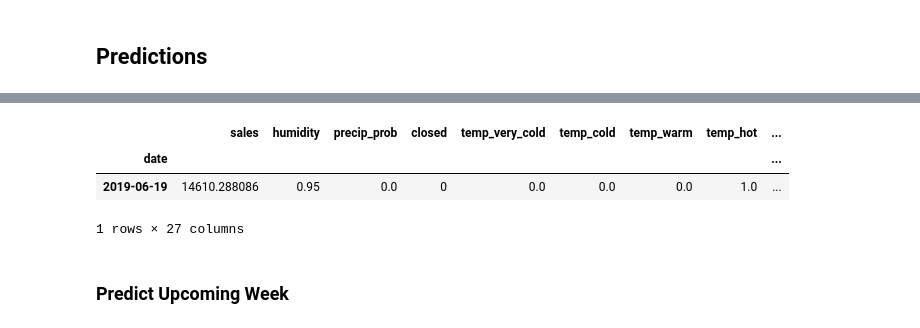
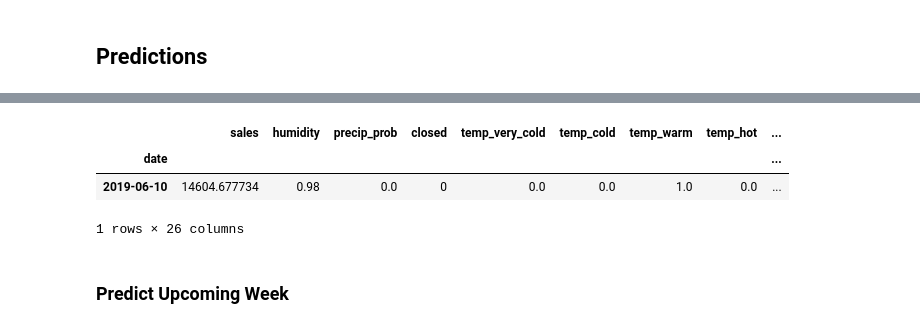
Before and after one commit to maks-p/restaurant_sales_forecasting, a Jupyter notebook: final_model.ipynb, the cells around one changed output, grey strips where cells are left out. Saved outputs shown, nothing was run; the diff lists cells and outputs as text; code cells hidden in the pictures.

```diff
--- a/final_model.ipynb
+++ b/final_model.ipynb
@@ -450,5 +697,3 @@ dfx = feature_engineering(dfx)
-# %%
-dfx = target_trend_engineering(dfx)
 # %%
 def corr_chart(df):
 
@@ -481,7 +726,7 @@ def cv_split(df):
 
     return features, y
 
-cv_features, cv_y = cv_split(dfx)
+cv_features, cv_y = cv_split(hello)
 # %%
 def train_test_split(df):
 
@@ -507,7 +752,7 @@ def train_test_split(df):
 
     return X_train, X_test, y_train, y_test
 
-X_train, X_test, y_train, y_test = train_test_split(dfx)
+X_train, X_test, y_train, y_test = train_test_split(hello)
 # %% [output]
 Train set:  694
 Test set:  160
@@ -791,9 +1036,9 @@ eval_df['absolute_error%'].mean()
 # %%
 outside = 0
 
-def predict_one(clf, current_df, end_date):
+def predict_one(rgr, current_df, end_date):
 
-    date_1 = pd.datetime.now().date() + pd.DateOffset(-days_fwd)
+    date_1 = pd.to_datetime(end_date) + pd.DateOffset(-days_fwd)
     date_2 = end_date
 
     # Pull Weather Data / Forecast
@@ -805,14 +1050,21 @@ def predict_one(clf, current_df, end_date):
 
     df['closed'] = 0
 
-    # Add Feature Engineering
-    df = feature_engineering(df)
-
     # Add Sales Data for Sales Trend Engineering
     current_df = current_df[target]
     df = pd.merge(df, current_df, on='date', how='left')
 
-    df = target_trend_engineering(df)
+    # Add Feature Engineering
+    df = (df.pipe(add_clusters)
+    .pipe(add_weather_features)
+    .pipe(add_cal_features)
+    .pipe(add_dummies)
+    .pipe(add_interactions)
+    .pipe(add_weather_interactions)
+    .pipe(feature_selection)
+    .pipe(target_trend_engineering))
+
+    #df = target_trend_engineering(df)
     df = df.drop([target], axis=1)
 
     # Ensure Column Parity
@@ -824,13 +1076,13 @@ def predict_one(clf, current_df, end_date):
     df = df[X_train.columns][-1:]
 
     # Predict and Build Prediction DataFrame for Review
-    pred_array = pd.DataFrame(clf.predict(df), index=df.index, columns=[target])
+    pred_array = pd.DataFrame(rgr.predict(df), index=df.index, columns=[target])
     pred_df = pred_array.merge(df, on='date', how='left')
 
     return pred_df
 # %%
-predict_date = '2019-06-19'
+predict_date = '2019-06-10'
 
-tonight = predict_one(xgb_rgr_finalized, dfx, predict_date)
+tonight = predict_one(best_grid_rgr, dfx, predict_date)
 tonight[-1:]
 # %% [output]
@@ -837,7 +1091,7 @@ tonight[-1:]
 |  | sales | humidity | precip_prob | closed | temp_very_cold | temp_cold | temp_warm | temp_hot | ... |
 | date |  |  |  |  |  |  |  |  | ... |
-| 2019-06-19 | 14610.288086 | 0.95 | 0.0 | 0 | 0.0 | 0.0 | 0.0 | 1.0 | ... |
+| 2019-06-10 | 14604.677734 | 0.98 | 0.0 | 0 | 0.0 | 0.0 | 1.0 | 0.0 | ... |
-1 rows × 27 columns
+1 rows × 26 columns
 # %% [markdown]
 ### Predict Upcoming Week
 # %%
```
Also changed, not shown: parts of 21 cells of this notebook.
